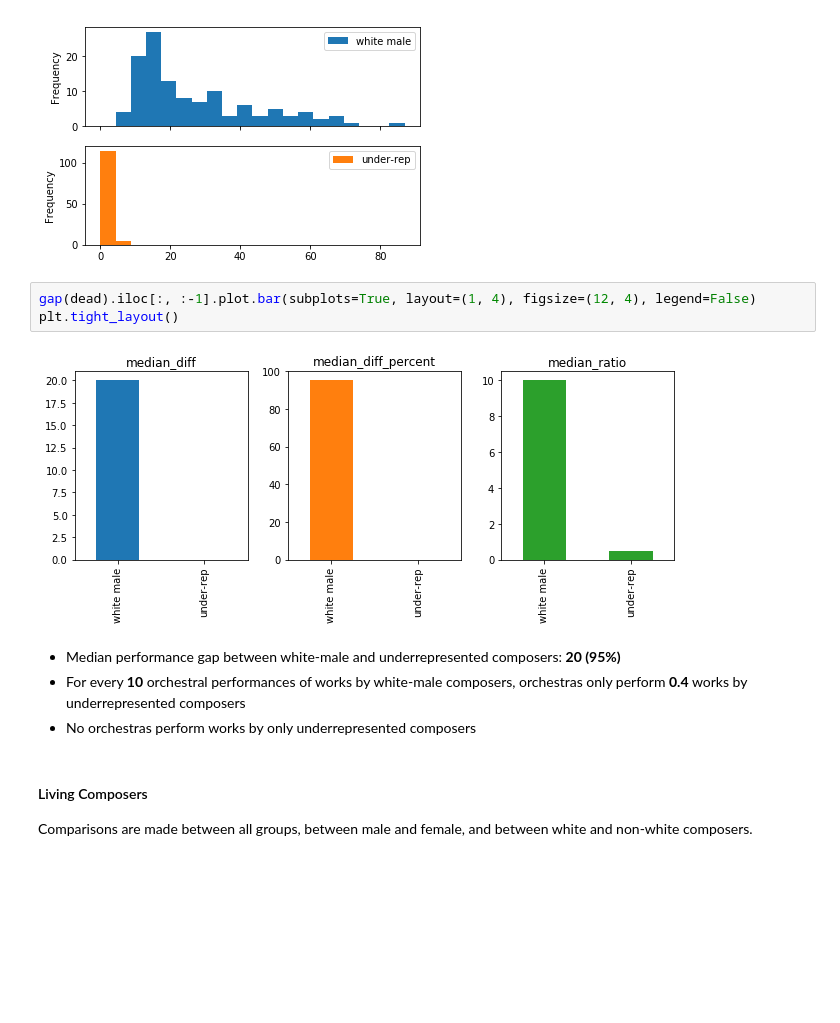
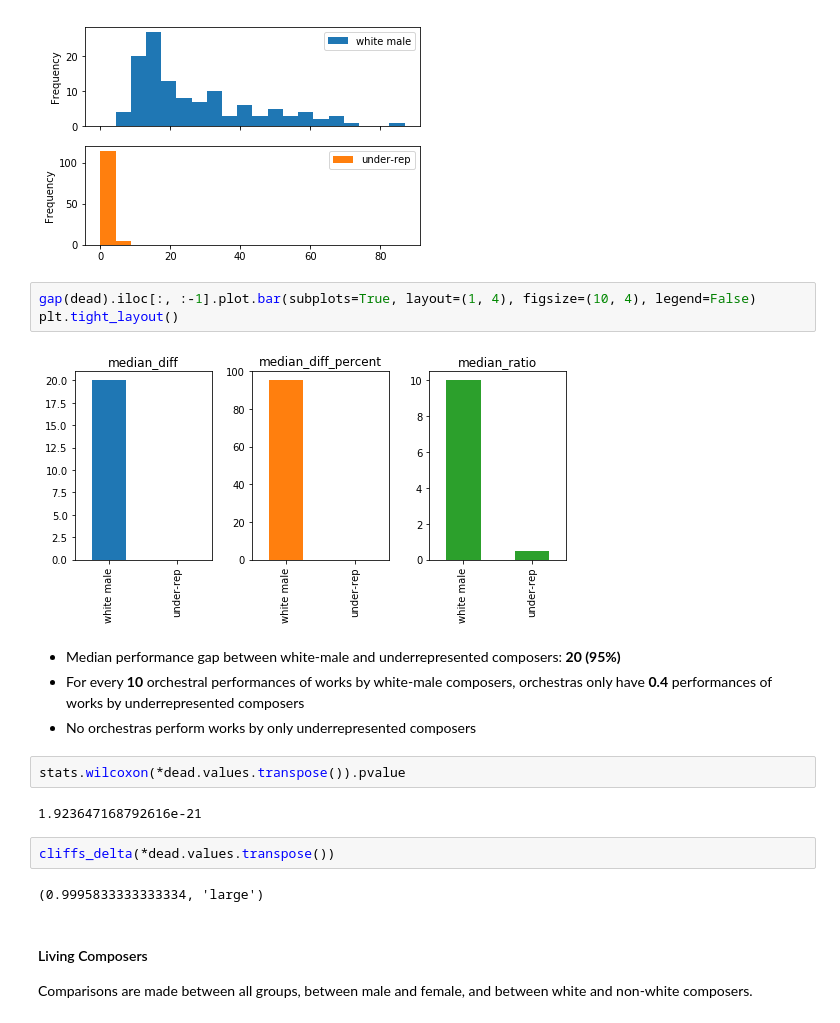
Before and after one commit to cmeals2507/ScriptRepository, a Jupyter notebook: nb/orchestral_1920.ipynb, the cells around one changed output. Cells and saved outputs as stored; diff of their text form; blank space fills up the shorter version.

Commit message:
add stats to nb, add in gitignore

```diff
--- a/nb/orchestral_1920.ipynb
+++ b/nb/orchestral_1920.ipynb
@@ -492,14 +516,22 @@ array([<matplotlib.axes._subplots.AxesSubplot object at 0x...>,
       dtype=object)
 [figure]
 # %%
-gap(dead).iloc[:, :-1].plot.bar(subplots=True, layout=(1, 4), figsize=(12, 4), legend=False)
+gap(dead).iloc[:, :-1].plot.bar(subplots=True, layout=(1, 4), figsize=(10, 4), legend=False)
 plt.tight_layout()
 # %% [output]
-[figure, old version]
+[figure, new version]
 # %% [markdown]
 * Median performance gap between white-male and underrepresented composers: **20 (95%)**
-* For every **10** orchestral performances of works by white-male composers, orchestras only perform **0.4** works by underrepresented composers
+* For every **10** orchestral performances of works by white-male composers, orchestras only have **0.4** performances of works by underrepresented composers
 * No orchestras perform works by only underrepresented composers
+# %%
+stats.wilcoxon(*dead.values.transpose()).pvalue
+# %% [output]
+1.923647168792616e-21
+# %%
+cliffs_delta(*dead.values.transpose())
+# %% [output]
+(0.9995833333333334, 'large')
 # %% [markdown]
 #### Living Composers
 
```
Also changed, not shown: parts of 16 cells of this notebook, 2 other files.
